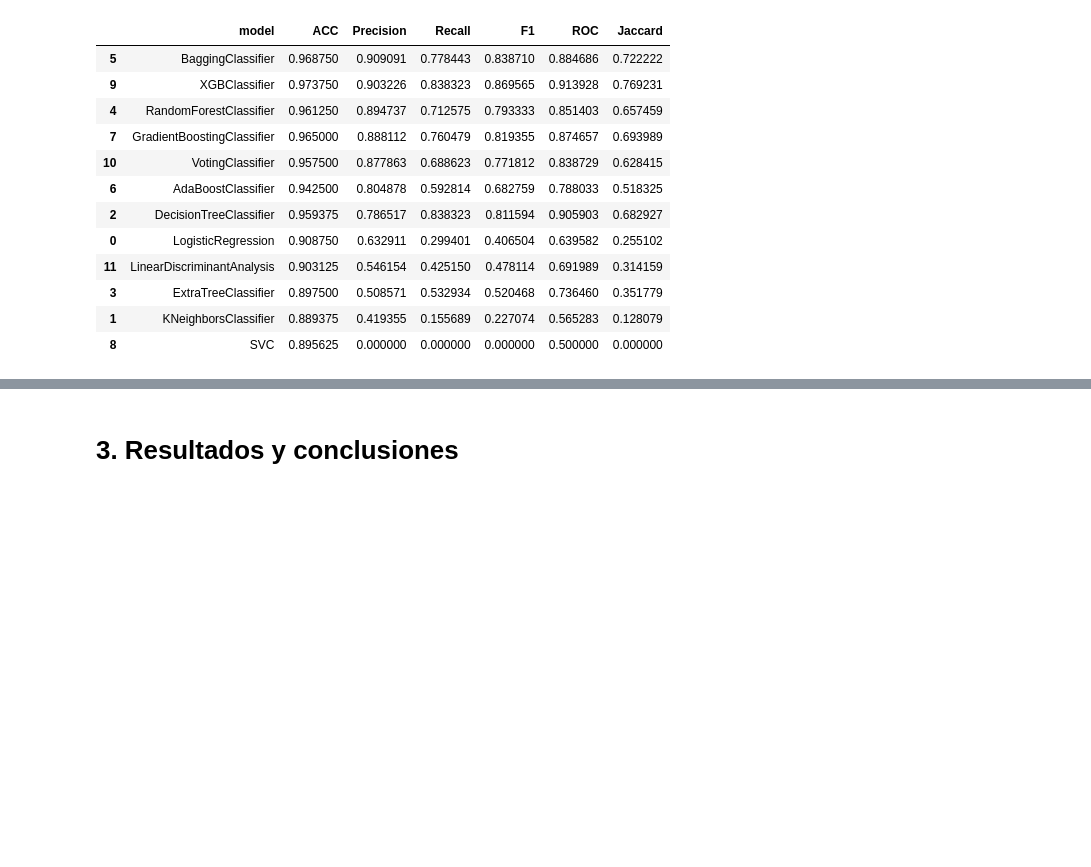
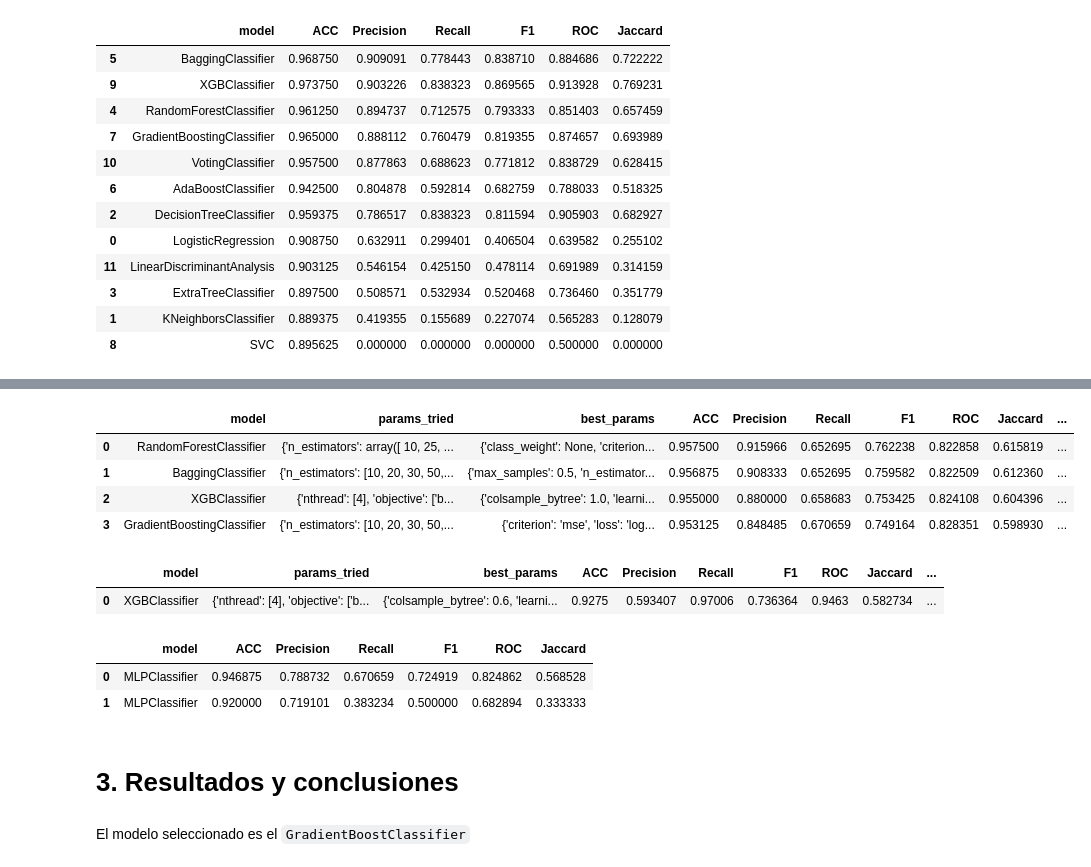
Before and after one commit to mcarlagg17/TBDS-ML_Clf_WaterQuality, a Jupyter notebook: Entrega_20220830_ML/proyect_resume.ipynb, the cells around one changed output, grey strips where cells are left out. Saved outputs shown, nothing was run; the diff lists cells and outputs as text; code cells hidden in the pictures; blank space fills up the shorter version.

```diff
--- a/Entrega_20220830_ML/proyect_resume.ipynb
+++ b/Entrega_20220830_ML/proyect_resume.ipynb
@@ -70,2 +121,23 @@ pd.read_csv(os.getcwd()+'/src/model/model_metrics/metrics.csv',sep=';').sort_val
+# %%
+pd.read_csv(os.getcwd()+'/src/model/model_metrics/fs_metrics.csv',sep=';').sort_values('Precision',ascending=False)
+# %% [output]
+|  | model | params_tried | best_params | ACC | Precision | Recall | F1 | ROC | Jaccard | ... |
+| 0 | RandomForestClassifier | {'n_estimators': array([ 10, 25, ... | {'class_weight': None, 'criterion... | 0.957500 | 0.915966 | 0.652695 | 0.762238 | 0.822858 | 0.615819 | ... |
+| 1 | BaggingClassifier | {'n_estimators': [10, 20, 30, 50,... | {'max_samples': 0.5, 'n_estimator... | 0.956875 | 0.908333 | 0.652695 | 0.759582 | 0.822509 | 0.612360 | ... |
+| 2 | XGBClassifier | {'nthread': [4], 'objective': ['b... | {'colsample_bytree': 1.0, 'learni... | 0.955000 | 0.880000 | 0.658683 | 0.753425 | 0.824108 | 0.604396 | ... |
+| 3 | GradientBoostingClassifier | {'n_estimators': [10, 20, 30, 50,... | {'criterion': 'mse', 'loss': 'log... | 0.953125 | 0.848485 | 0.670659 | 0.749164 | 0.828351 | 0.598930 | ... |
+# %%
+pd.read_csv(os.getcwd()+'/src/model/model_metrics/metrics_balanced.csv',sep=';').sort_values('Precision',ascending=False)
+# %% [output]
+|  | model | params_tried | best_params | ACC | Precision | Recall | F1 | ROC | Jaccard | ... |
+| 0 | XGBClassifier | {'nthread': [4], 'objective': ['b... | {'colsample_bytree': 0.6, 'learni... | 0.9275 | 0.593407 | 0.97006 | 0.736364 | 0.9463 | 0.582734 | ... |
+# %%
+pd.read_csv(os.getcwd()+'/src/model/model_metrics/DL_metrics.csv',sep=';').sort_values('Precision',ascending=False)
+# %% [output]
+|  | model | ACC | Precision | Recall | F1 | ROC | Jaccard |
+| 0 | MLPClassifier | 0.946875 | 0.788732 | 0.670659 | 0.724919 | 0.824862 | 0.568528 |
+| 1 | MLPClassifier | 0.920000 | 0.719101 | 0.383234 | 0.500000 | 0.682894 | 0.333333 |
 # %% [markdown]
 # **3. Resultados y conclusiones**<a id='3'></a>
+# %% [markdown]
+El modelo seleccionado es el `GradientBoostClassifier`
```
Also changed, not shown: parts of 6 cells of this notebook, 20 other files.
